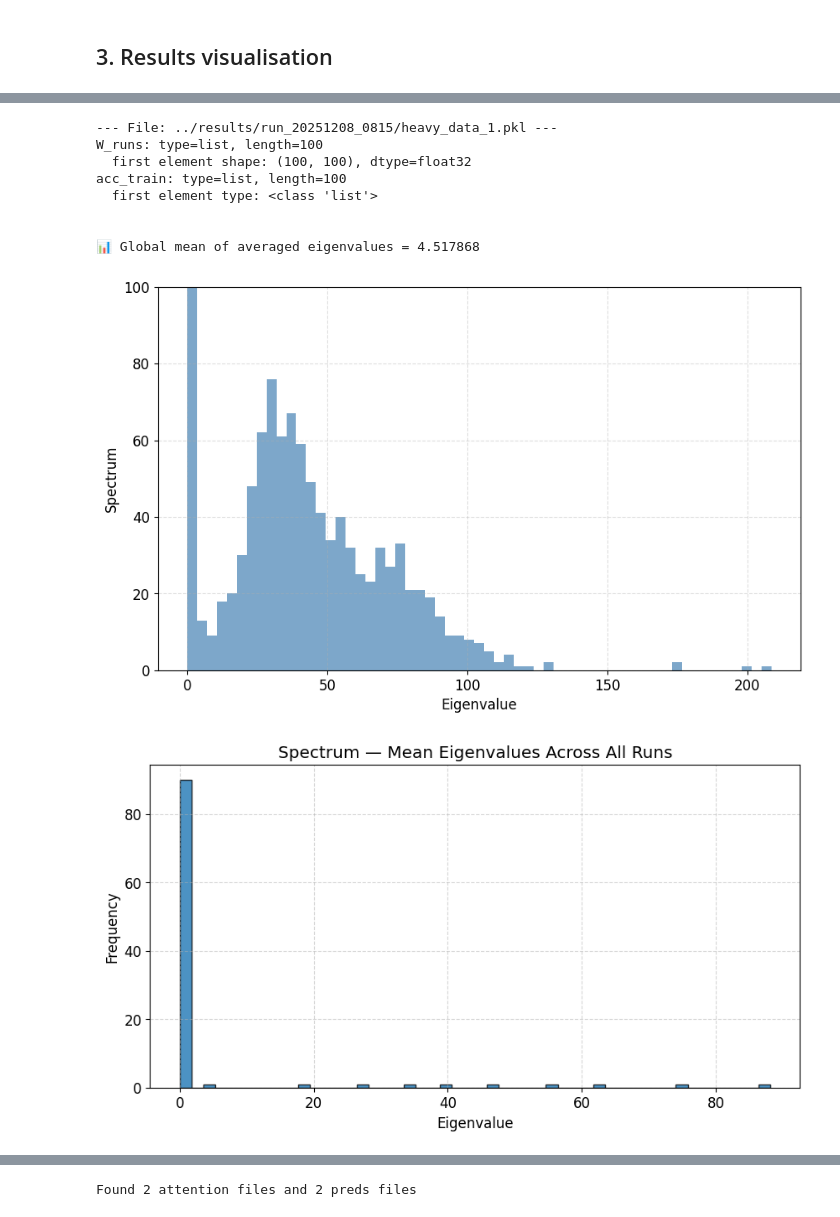
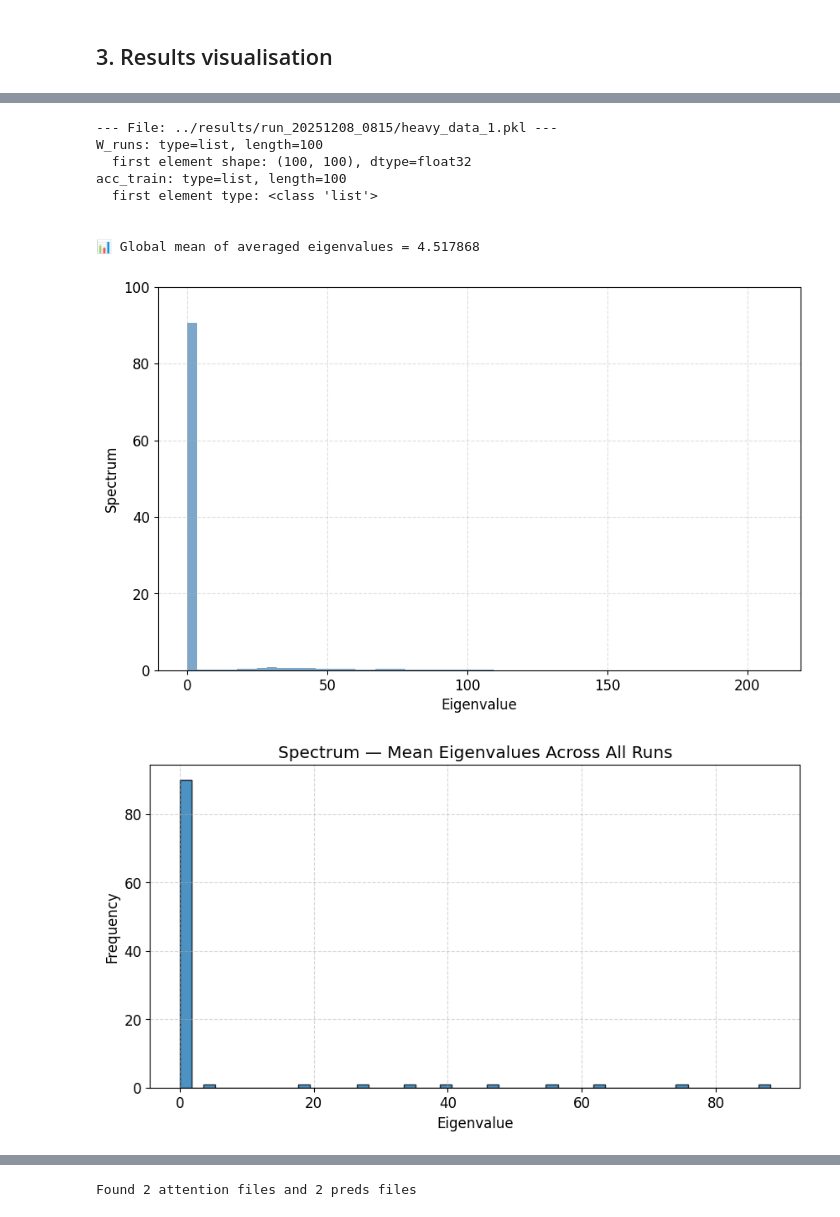
Before and after one commit to victor-pcll/Exploring-transformers-empirically, a Jupyter notebook: notebook/histo_untied_visua.ipynb, the cells around one changed output, grey strips where cells are left out. Drawn from its saved outputs; the diff is of its cells as text; code cells hidden in the pictures.

```diff
--- a/notebook/histo_untied_visua.ipynb
+++ b/notebook/histo_untied_visua.ipynb
@@ -364,7 +380,7 @@ def plot_heavy_data_with_metrics(run_dir, max_plots=5, overlay_y_samples=True, s
         # Afficher le résultat
         plt.bar(
             (bins[:-1] + bins[1:])/2,  # centre des bins
-            cum_hist,
+            cum_hist/100,
             width=np.diff(bins),
             alpha=0.7,
             color='steelblue'
@@ -437,15 +453,15 @@ acc_train: type=list, length=100
 [figure]
 [figure]
 [figure]
 --- File: ../results/run_20251208_0815/heavy_data_1.pkl ---
 W_runs: type=list, length=100
   first element shape: (100, 100), dtype=float32
 acc_train: type=list, length=100
   first element type: <class 'list'>
 
 
 📊 Global mean of averaged eigenvalues = 4.517868
-[figure, old version]
+[figure, new version]
 [figure]
 [figure]
 [figure]
```
Also changed, not shown: parts of 8 cells of this notebook, 54 other files.
